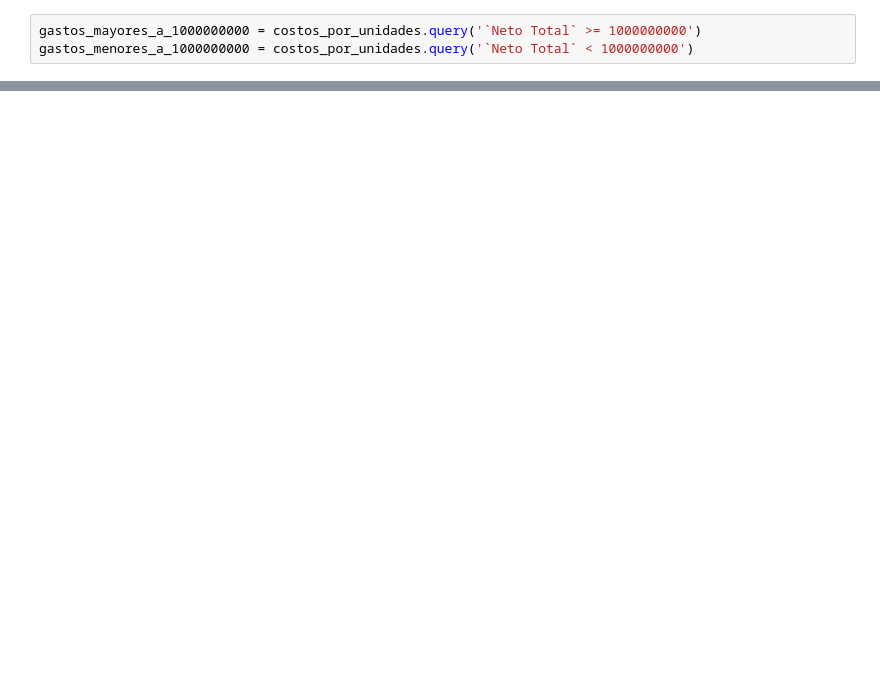
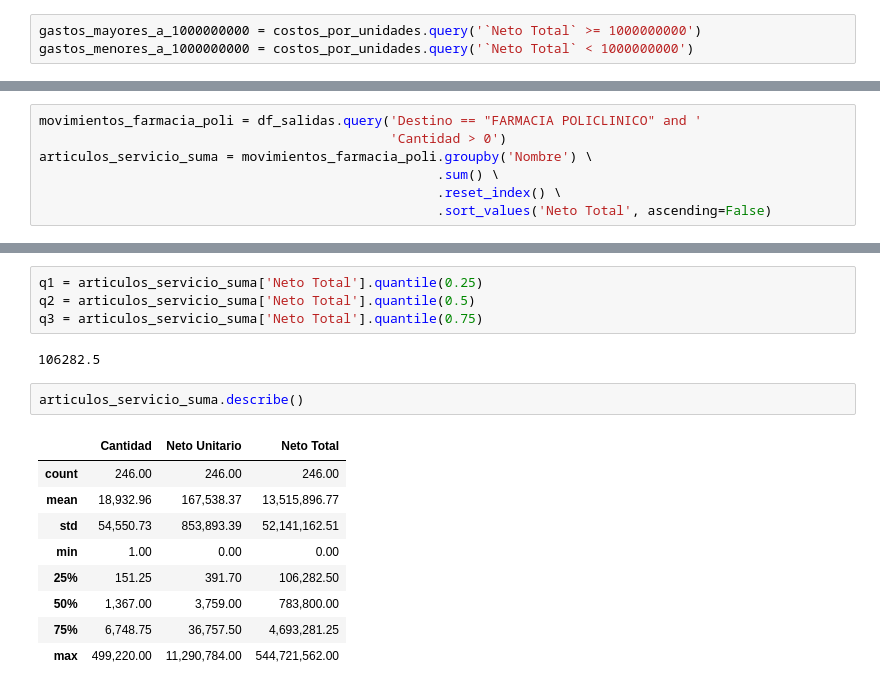
Before and after one commit to JavierRojas14/int, a Jupyter notebook: Finanzas/analisis_gasto_por_servicio/2022/analisis.ipynb, the cells around one changed output, grey strips where cells are left out. Cells and saved outputs as stored; diff of their text form; blank space fills up the shorter version.

```diff
--- a/Finanzas/analisis_gasto_por_servicio/2022/analisis.ipynb
+++ b/Finanzas/analisis_gasto_por_servicio/2022/analisis.ipynb
@@ -41,0 +59,7 @@ figura_gastos_menores_a_1e9_total = plottear_eje(y='Neto Total', df=gastos_menor
+# %%
+movimientos_farmacia_poli = df_salidas.query('Destino == "FARMACIA POLICLINICO" and '
+                                             'Cantidad > 0')
+articulos_servicio_suma = movimientos_farmacia_poli.groupby('Nombre') \
+                                                   .sum() \
+                                                   .reset_index() \
+                                                   .sort_values('Neto Total', ascending=False)
@@ -41,0 +112,18 @@ figura_gastos_menores_a_1e9_total = plottear_eje(y='Neto Total', df=gastos_menor
+# %%
+q1 = articulos_servicio_suma['Neto Total'].quantile(0.25)
+q2 = articulos_servicio_suma['Neto Total'].quantile(0.5)
+q3 = articulos_servicio_suma['Neto Total'].quantile(0.75)
+# %% [output]
+106282.5
+# %%
+articulos_servicio_suma.describe()
+# %% [output]
+|  | Cantidad | Neto Unitario | Neto Total |
+| count | 246.00 | 246.00 | 246.00 |
+| mean | 18,932.96 | 167,538.37 | 13,515,896.77 |
+| std | 54,550.73 | 853,893.39 | 52,141,162.51 |
+| min | 1.00 | 0.00 | 0.00 |
+| 25% | 151.25 | 391.70 | 106,282.50 |
+| 50% | 1,367.00 | 3,759.00 | 783,800.00 |
+| 75% | 6,748.75 | 36,757.50 | 4,693,281.25 |
+| max | 499,220.00 | 11,290,784.00 | 544,721,562.00 |
```
Also changed, not shown: parts of 9 cells of this notebook.
